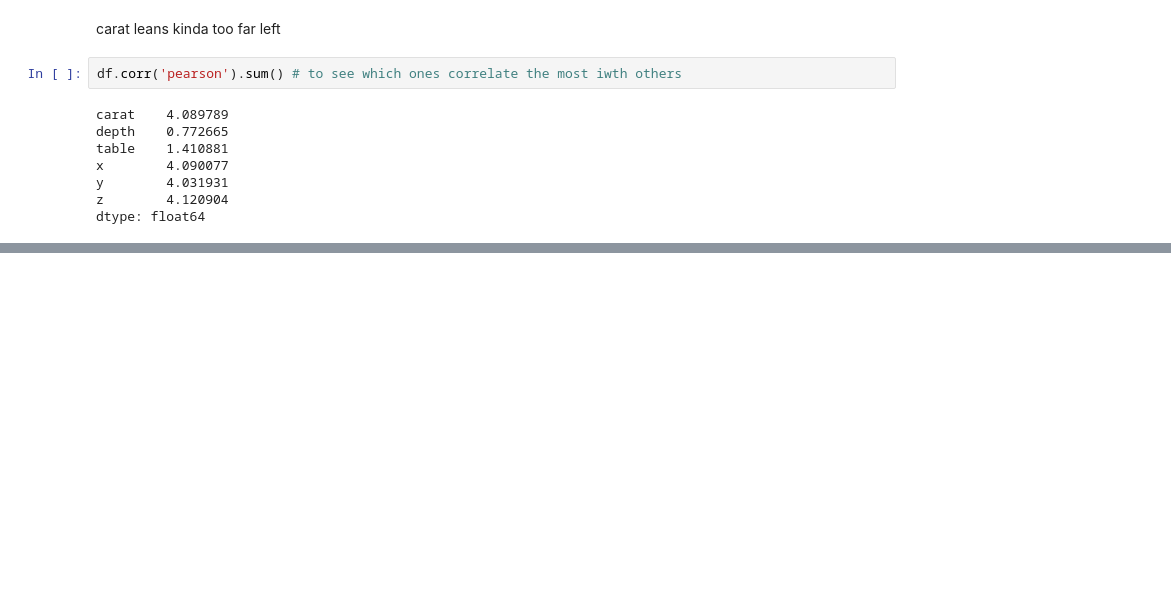
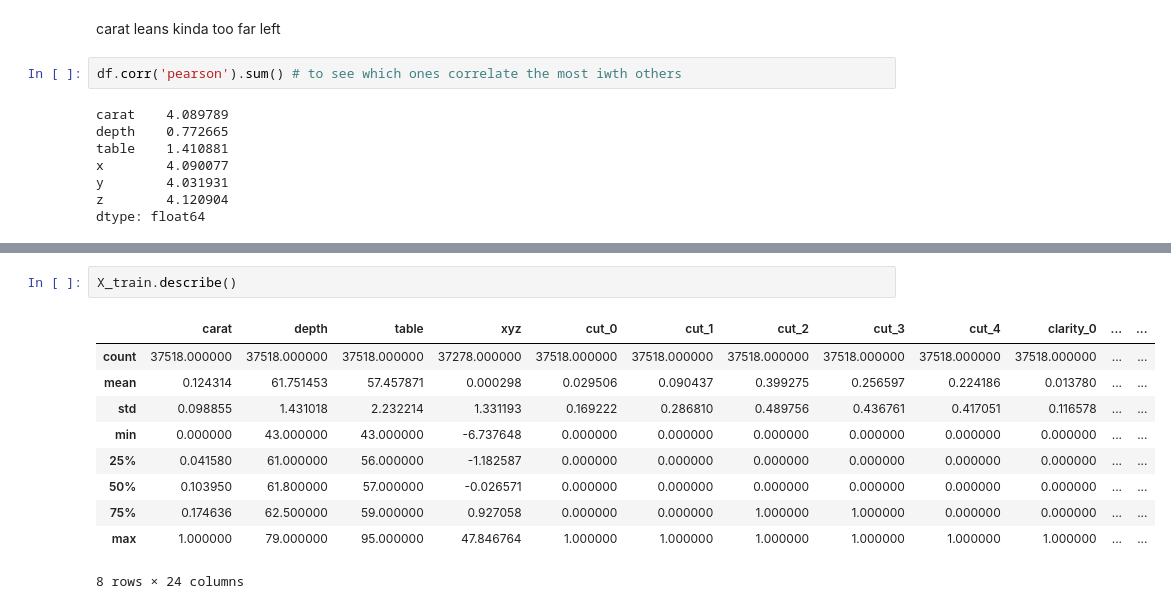
Before and after one commit to batikanor/GlobalAIHubMachineLearningCourse, a Jupyter notebook: Final Project/Final Project.ipynb, the cells around one changed output, grey strips where cells are left out. Cells and saved outputs as stored; diff of their text form; blank space fills up the shorter version.

```diff
--- a/Final Project/Final Project.ipynb
+++ b/Final Project/Final Project.ipynb
@@ -252,0 +373,13 @@ df.corr('pearson') > 0.8 # to find the said correlating pairs
+# %%
+X_train.describe()
+# %% [output]
+|  | carat | depth | table | xyz | cut_0 | cut_1 | cut_2 | cut_3 | cut_4 | clarity_0 | ... | ... |
+| count | 37518.000000 | 37518.000000 | 37518.000000 | 37278.000000 | 37518.000000 | 37518.000000 | 37518.000000 | 37518.000000 | 37518.000000 | 37518.000000 | ... | ... |
+| mean | 0.124314 | 61.751453 | 57.457871 | 0.000298 | 0.029506 | 0.090437 | 0.399275 | 0.256597 | 0.224186 | 0.013780 | ... | ... |
+| std | 0.098855 | 1.431018 | 2.232214 | 1.331193 | 0.169222 | 0.286810 | 0.489756 | 0.436761 | 0.417051 | 0.116578 | ... | ... |
+| min | 0.000000 | 43.000000 | 43.000000 | -6.737648 | 0.000000 | 0.000000 | 0.000000 | 0.000000 | 0.000000 | 0.000000 | ... | ... |
+| 25% | 0.041580 | 61.000000 | 56.000000 | -1.182587 | 0.000000 | 0.000000 | 0.000000 | 0.000000 | 0.000000 | 0.000000 | ... | ... |
+| 50% | 0.103950 | 61.800000 | 57.000000 | -0.026571 | 0.000000 | 0.000000 | 0.000000 | 0.000000 | 0.000000 | 0.000000 | ... | ... |
+| 75% | 0.174636 | 62.500000 | 59.000000 | 0.927058 | 0.000000 | 0.000000 | 1.000000 | 1.000000 | 0.000000 | 0.000000 | ... | ... |
+| max | 1.000000 | 79.000000 | 95.000000 | 47.846764 | 1.000000 | 1.000000 | 1.000000 | 1.000000 | 1.000000 | 1.000000 | ... | ... |
+8 rows × 24 columns
```
Also changed, not shown: parts of 22 cells of this notebook.
